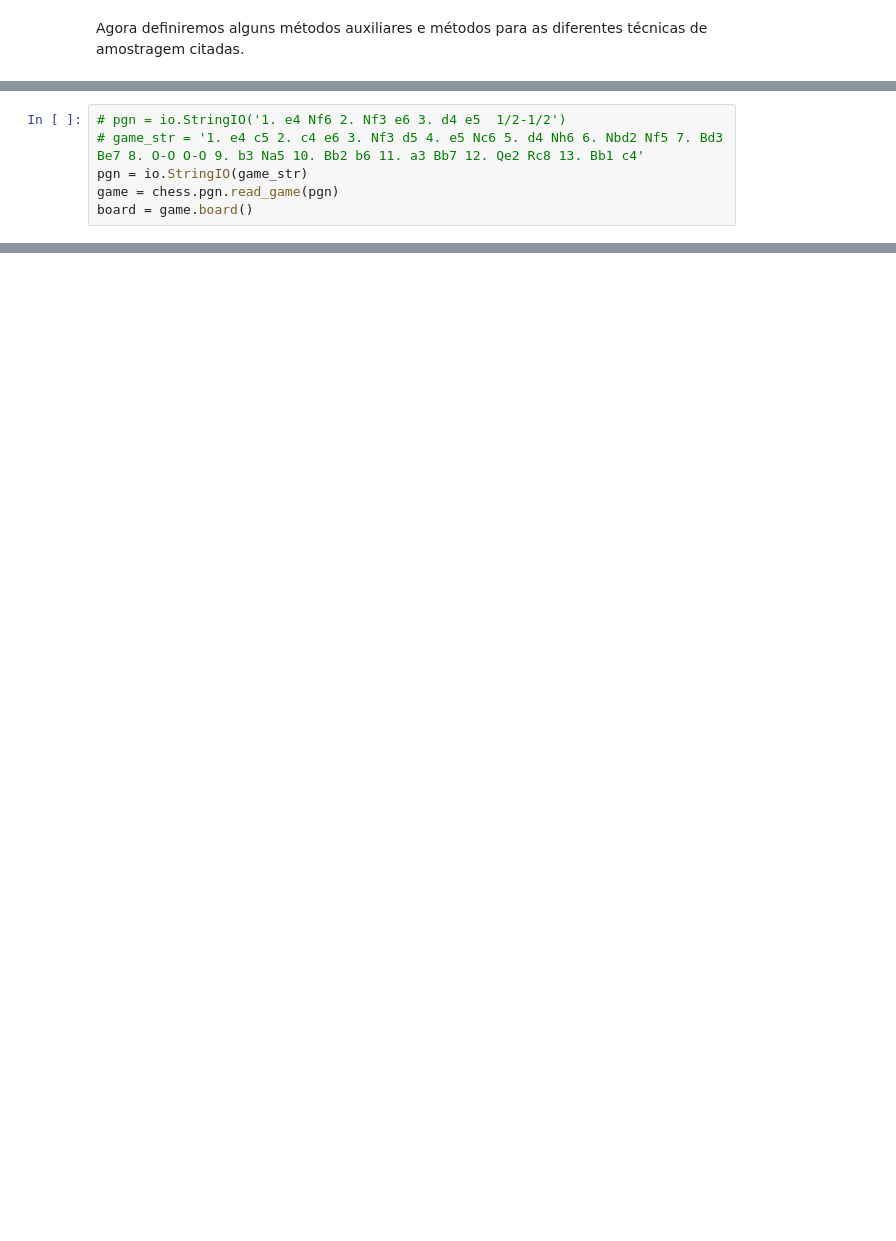
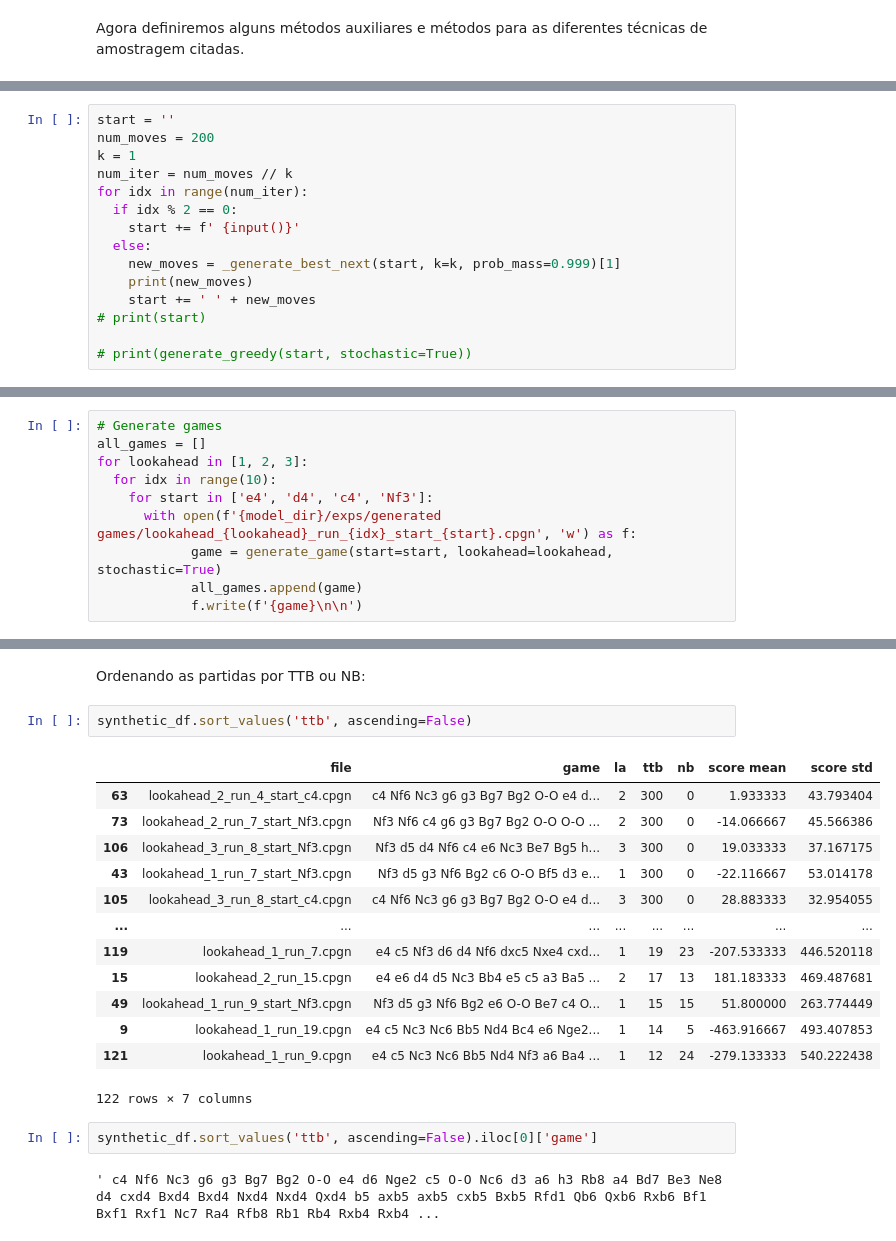
Before and after one commit to Ronnypetson/MagnusFormer, a Jupyter notebook: notebooks/PGN_Transformer.ipynb, the cells around one changed output, grey strips where cells are left out. Saved outputs shown, nothing was run; the diff lists cells and outputs as text; blank space fills up the shorter version.

```diff
--- a/notebooks/PGN_Transformer.ipynb
+++ b/notebooks/PGN_Transformer.ipynb
@@ -664,6 +362,0 @@ def make_gif(gif_fn, frames):
-# %%
-# pgn = io.StringIO('1. e4 Nf6 2. Nf3 e6 3. d4 e5  1/2-1/2')
-# game_str = '1. e4 c5 2. c4 e6 3. Nf3 d5 4. e5 Nc6 5. d4 Nh6 6. Nbd2 Nf5 7. Bd3 Be7 8. O-O O-O 9. b3 Na5 10. Bb2 b6 11. a3 Bb7 12. Qe2 Rc8 13. Bb1 c4'
-pgn = io.StringIO(game_str)
-game = chess.pgn.read_game(pgn)
-board = game.board()
@@ -709,0 +501,15 @@ If you want to take a look at models in different languages, check https://huggi
+# %%
+start = ''
+num_moves = 200
+k = 1
+num_iter = num_moves // k
+for idx in range(num_iter):
+  if idx % 2 == 0:
+    start += f' {input()}'
+  else:
+    new_moves = _generate_best_next(start, k=k, prob_mass=0.999)[1]
+    print(new_moves)
+    start += ' ' + new_moves
+# print(start)
+
+# print(generate_greedy(start, stochastic=True))
@@ -709,0 +572,10 @@ If you want to take a look at models in different languages, check https://huggi
+# %%
+# Generate games
+all_games = []
+for lookahead in [1, 2, 3]:
+  for idx in range(10):
+    for start in ['e4', 'd4', 'c4', 'Nf3']:
+      with open(f'{model_dir}/exps/generated games/lookahead_{lookahead}_run_{idx}_start_{start}.cpgn', 'w') as f:
+            game = generate_game(start=start, lookahead=lookahead, stochastic=True)
+            all_games.append(game)
+            f.write(f'{game}\n\n')
@@ -709,0 +727,22 @@ If you want to take a look at models in different languages, check https://huggi
+# %% [markdown]
+Ordenando as partidas por TTB ou NB:
+# %%
+synthetic_df.sort_values('ttb', ascending=False)
+# %% [output]
+|  | file | game | la | ttb | nb | score mean | score std |
+| 63 | lookahead_2_run_4_start_c4.cpgn | c4 Nf6 Nc3 g6 g3 Bg7 Bg2 O-O e4 d... | 2 | 300 | 0 | 1.933333 | 43.793404 |
+| 73 | lookahead_2_run_7_start_Nf3.cpgn | Nf3 Nf6 c4 g6 g3 Bg7 Bg2 O-O O-O ... | 2 | 300 | 0 | -14.066667 | 45.566386 |
+| 106 | lookahead_3_run_8_start_Nf3.cpgn | Nf3 d5 d4 Nf6 c4 e6 Nc3 Be7 Bg5 h... | 3 | 300 | 0 | 19.033333 | 37.167175 |
+| 43 | lookahead_1_run_7_start_Nf3.cpgn | Nf3 d5 g3 Nf6 Bg2 c6 O-O Bf5 d3 e... | 1 | 300 | 0 | -22.116667 | 53.014178 |
+| 105 | lookahead_3_run_8_start_c4.cpgn | c4 Nf6 Nc3 g6 g3 Bg7 Bg2 O-O e4 d... | 3 | 300 | 0 | 28.883333 | 32.954055 |
+| ... | ... | ... | ... | ... | ... | ... | ... |
+| 119 | lookahead_1_run_7.cpgn | e4 c5 Nf3 d6 d4 Nf6 dxc5 Nxe4 cxd... | 1 | 19 | 23 | -207.533333 | 446.520118 |
+| 15 | lookahead_2_run_15.cpgn | e4 e6 d4 d5 Nc3 Bb4 e5 c5 a3 Ba5 ... | 2 | 17 | 13 | 181.183333 | 469.487681 |
+| 49 | lookahead_1_run_9_start_Nf3.cpgn | Nf3 d5 g3 Nf6 Bg2 e6 O-O Be7 c4 O... | 1 | 15 | 15 | 51.800000 | 263.774449 |
+| 9 | lookahead_1_run_19.cpgn | e4 c5 Nc3 Nc6 Bb5 Nd4 Bc4 e6 Nge2... | 1 | 14 | 5 | -463.916667 | 493.407853 |
+| 121 | lookahead_1_run_9.cpgn | e4 c5 Nc3 Nc6 Bb5 Nd4 Nf3 a6 Ba4 ... | 1 | 12 | 24 | -279.133333 | 540.222438 |
+122 rows × 7 columns
+# %%
+synthetic_df.sort_values('ttb', ascending=False).iloc[0]['game']
+# %% [output]
+' c4 Nf6 Nc3 g6 g3 Bg7 Bg2 O-O e4 d6 Nge2 c5 O-O Nc6 d3 a6 h3 Rb8 a4 Bd7 Be3 Ne8 d4 cxd4 Bxd4 Bxd4 Nxd4 Nxd4 Qxd4 b5 axb5 axb5 cxb5 Bxb5 Rfd1 Qb6 Qxb6 Rxb6 Bf1 Bxf1 Rxf1 Nc7 Ra4 Rfb8 Rb1 Rb4 Rxb4 Rxb4 ...
```
Also changed, not shown: parts of 73 cells of this notebook.
